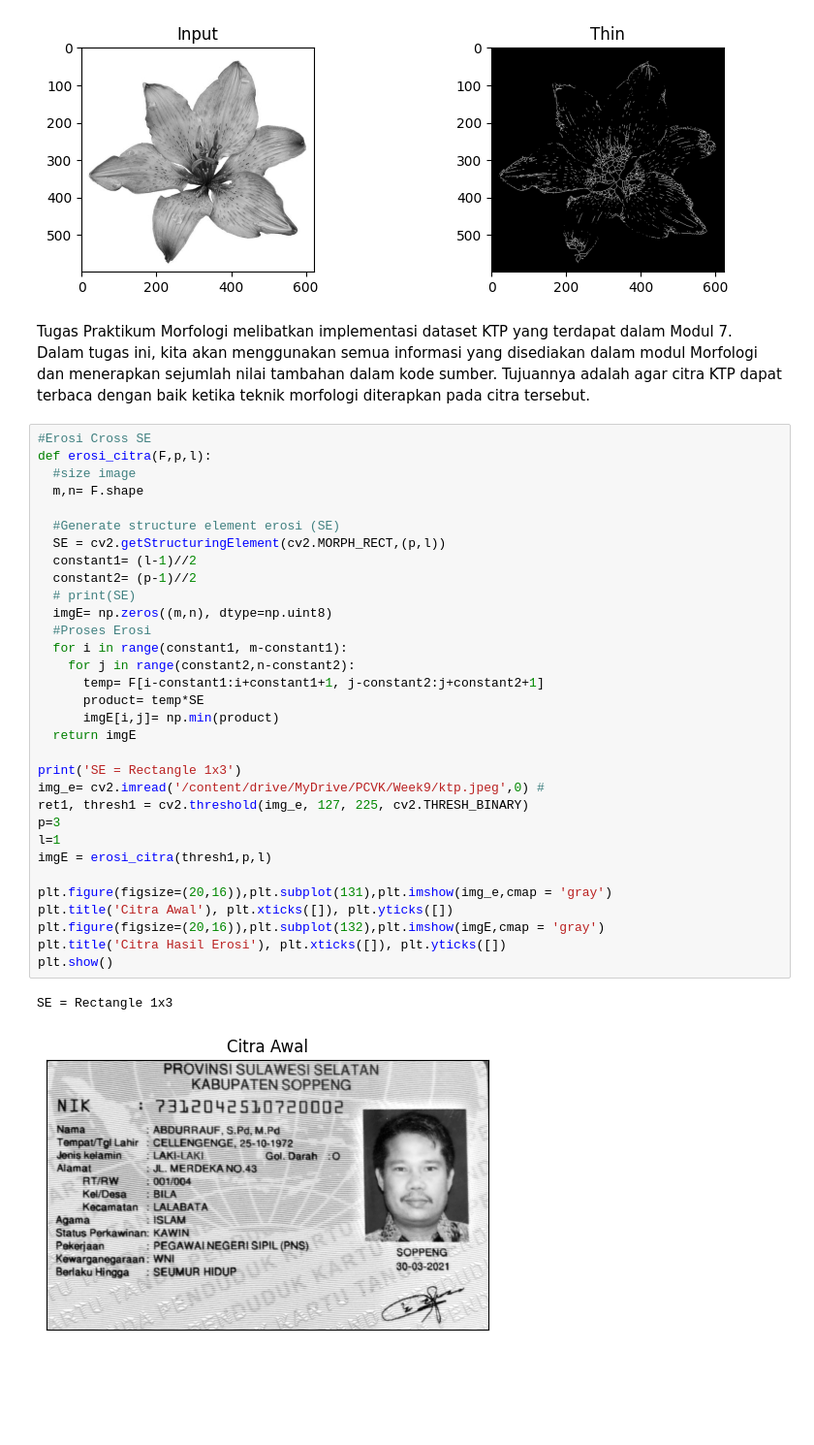
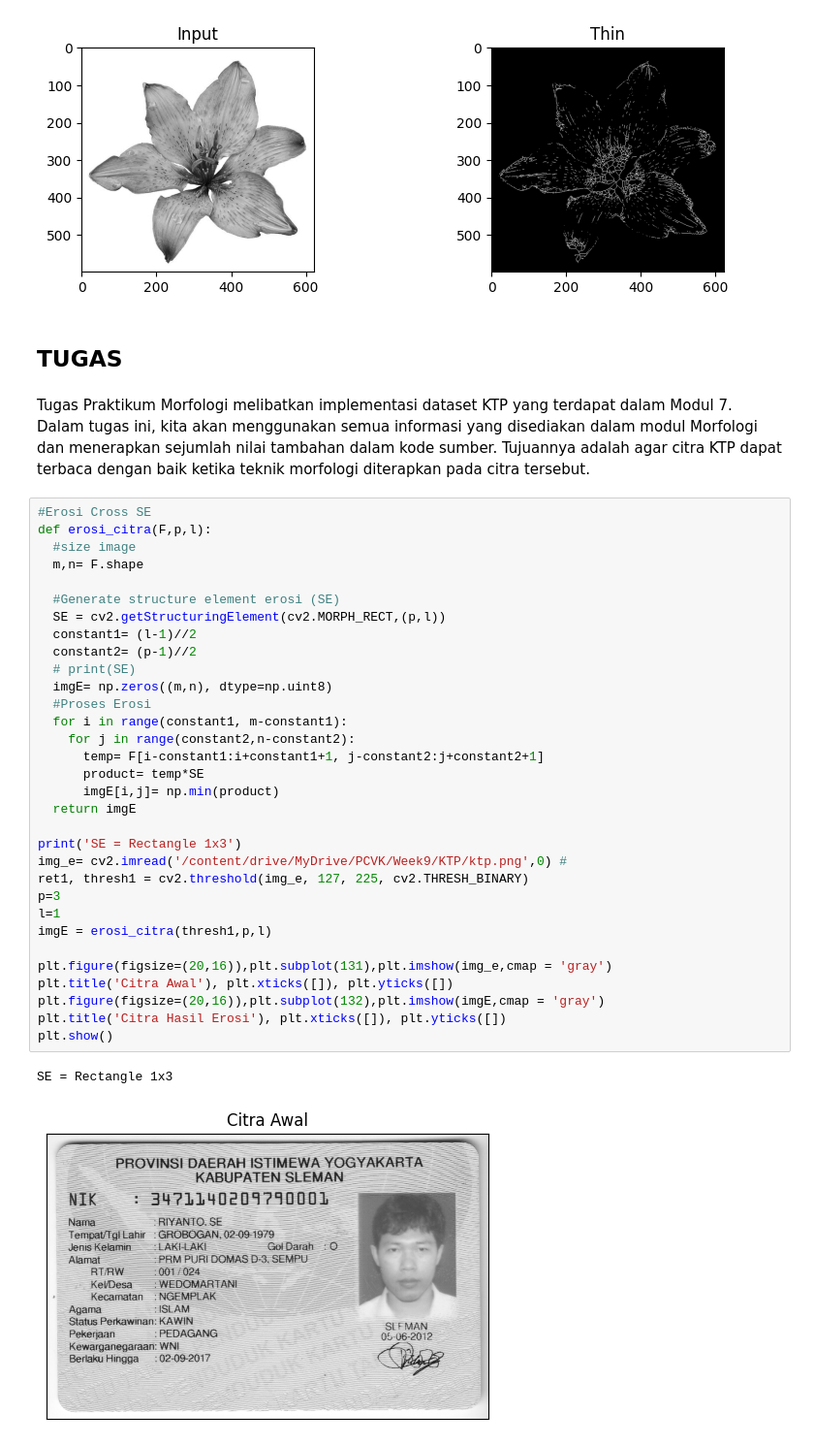
Before and after one commit to Brilliyandddd/PCVK, a Jupyter notebook: week09.ipynb, the cells around one changed output. Shown at 97% size. Cells and saved outputs as stored; diff of their text form; blank space fills up the shorter version.

```diff
--- a/week09.ipynb
+++ b/week09.ipynb
@@ -514,6 +534,8 @@ plt.savefig('/tmp/char_out.png')
 plt.show()
 # %% [output]
 [figure]
+# %% [markdown]
+## TUGAS
 # %% [markdown]
 Tugas Praktikum Morfologi melibatkan implementasi dataset KTP yang terdapat dalam
 Modul 7. Dalam tugas ini, kita akan menggunakan semua informasi yang disediakan dalam
@@ -526,32 +548,32 @@ def erosi_citra(F,p,l):
   #size image
   m,n= F.shape
 
   #Generate structure element erosi (SE)
   SE = cv2.getStructuringElement(cv2.MORPH_RECT,(p,l))
   constant1= (l-1)//2
   constant2= (p-1)//2
   # print(SE)
   imgE= np.zeros((m,n), dtype=np.uint8)
   #Proses Erosi
   for i in range(constant1, m-constant1):
     for j in range(constant2,n-constant2):
       temp= F[i-constant1:i+constant1+1, j-constant2:j+constant2+1]
       product= temp*SE
       imgE[i,j]= np.min(product)
   return imgE
 
 print('SE = Rectangle 1x3')
-img_e= cv2.imread('/content/drive/MyDrive/PCVK/Week9/ktp.jpeg',0) #
+img_e= cv2.imread('/content/drive/MyDrive/PCVK/Week9/KTP/ktp.png',0) #
 ret1, thresh1 = cv2.threshold(img_e, 127, 225, cv2.THRESH_BINARY)
 p=3
 l=1
 imgE = erosi_citra(thresh1,p,l)
 
 plt.figure(figsize=(20,16)),plt.subplot(131),plt.imshow(img_e,cmap = 'gray')
 plt.title('Citra Awal'), plt.xticks([]), plt.yticks([])
 plt.figure(figsize=(20,16)),plt.subplot(132),plt.imshow(imgE,cmap = 'gray')
 plt.title('Citra Hasil Erosi'), plt.xticks([]), plt.yticks([])
 plt.show()
 # %% [output]
 SE = Rectangle 1x3
-[figure, old version]
+[figure, new version]
```
Also changed, not shown: parts of 23 cells of this notebook.
